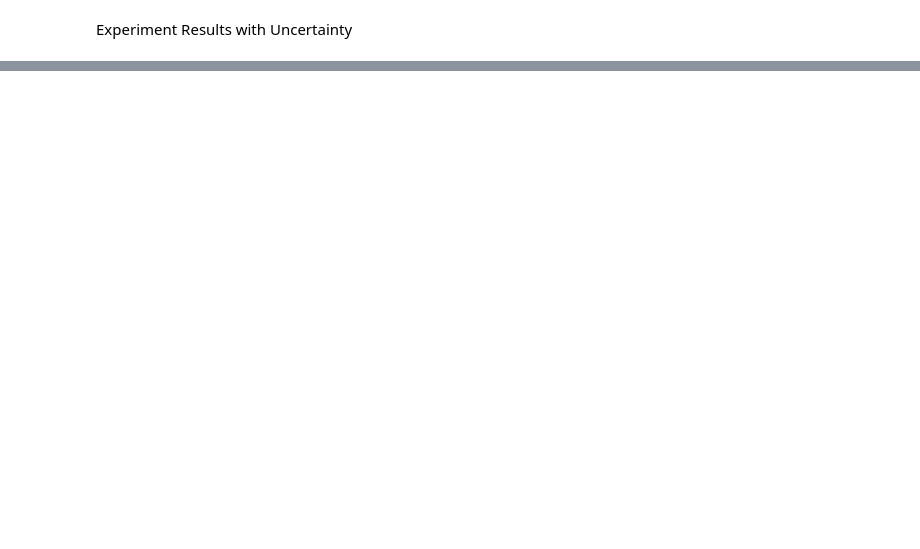
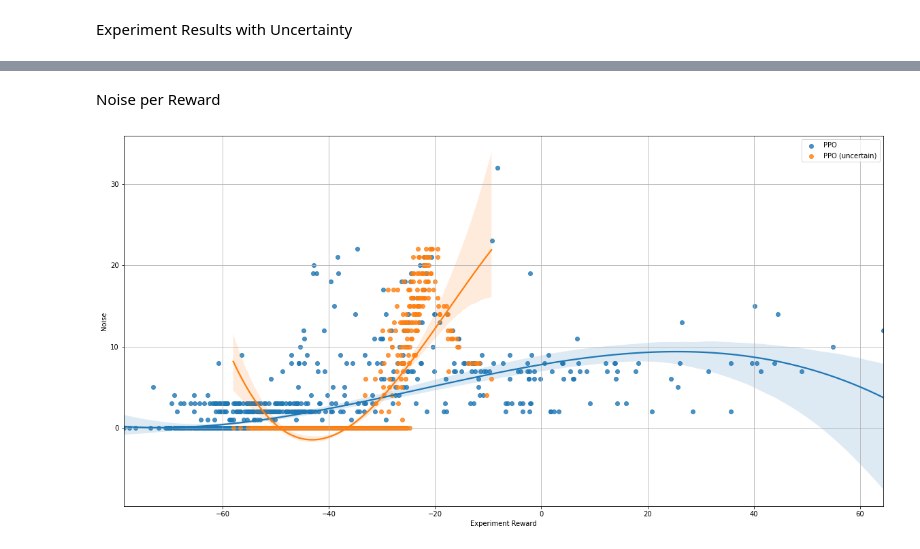
Before and after one commit to JonasLewe/applied_rl, a Jupyter notebook: DynamicModel.ipynb, the cells around one changed output, grey strips where cells are left out. Drawn from its saved outputs; the diff is of its cells as text; code cells hidden in the pictures; blank space fills up the shorter version.

```diff
--- a/DynamicModel.ipynb
+++ b/DynamicModel.ipynb
@@ -82,6 +89,7 @@ class NoisedObservationWrapper(gym.Wrapper):
 
         return observation, reward, done, info, noisy
 # %%
+pathprefix = "/content/"
 log_dir1 = "logs1"
 log_dir2 = "logs2"
 os.makedirs(log_dir1, exist_ok=True)
@@ -495,0 +605,14 @@ log_file.close()
+# %% [markdown]
+Noise per Reward
+# %%
+fig, regplot = plt.subplots(figsize = (20,10))
+sb.regplot(x=np.reshape(rewardCounter1,-1), y=np.reshape(noiseCounter1,-1), fit_reg=True, scatter=True, order=3,truncate= True, label="PPO")
+sb.regplot(x=np.reshape(rewardCounter2,-1), y=np.reshape(noiseCounter2,-1), fit_reg=True, scatter=True, order=3,truncate= True, label="PPO (uncertain)")
+#regplot.set_xlim(0, 1) # limit y axis
+regplot.set_ylabel("Noise")
+regplot.set_xlabel("Experiment Reward")
+regplot.legend()
+regplot.grid()
+plt.show()
+# %% [output]
+[figure, added]
```
Also changed, not shown: parts of 36 cells of this notebook.
